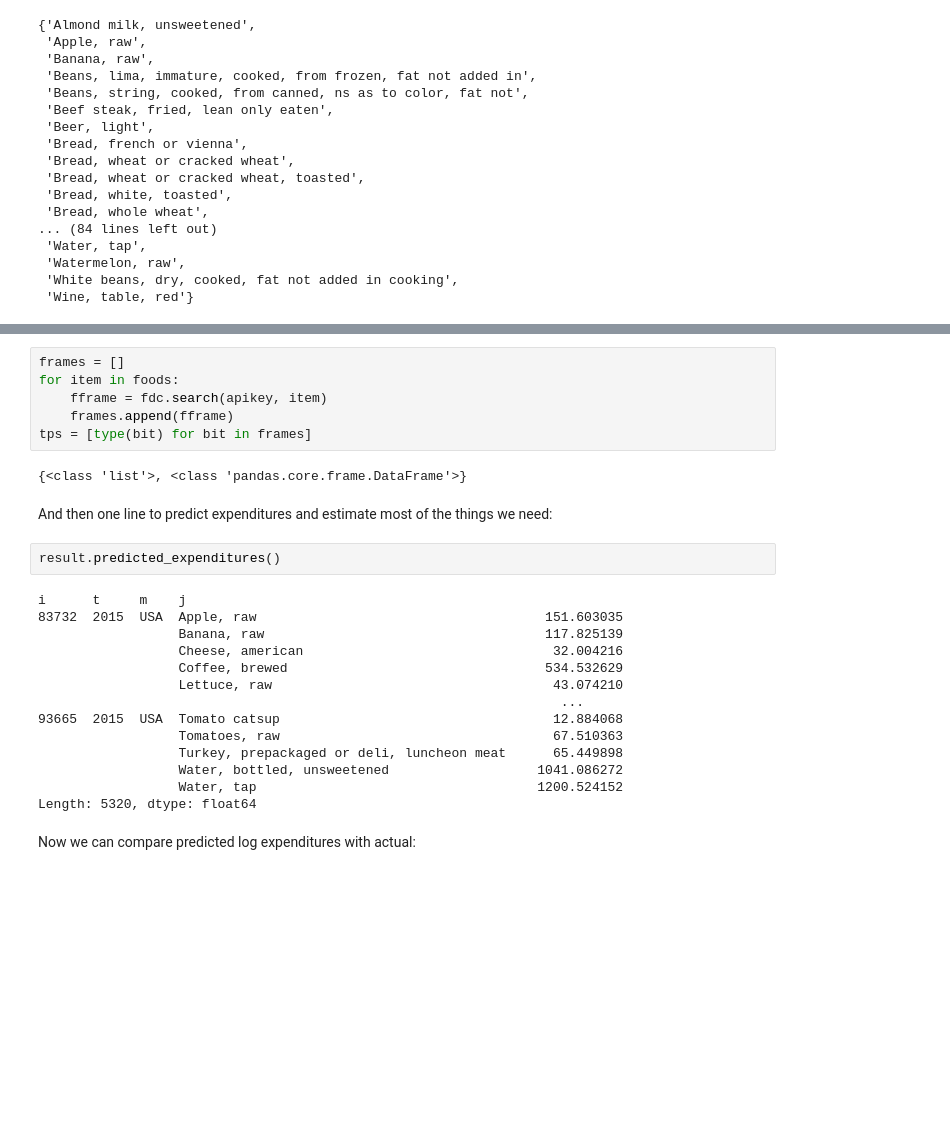
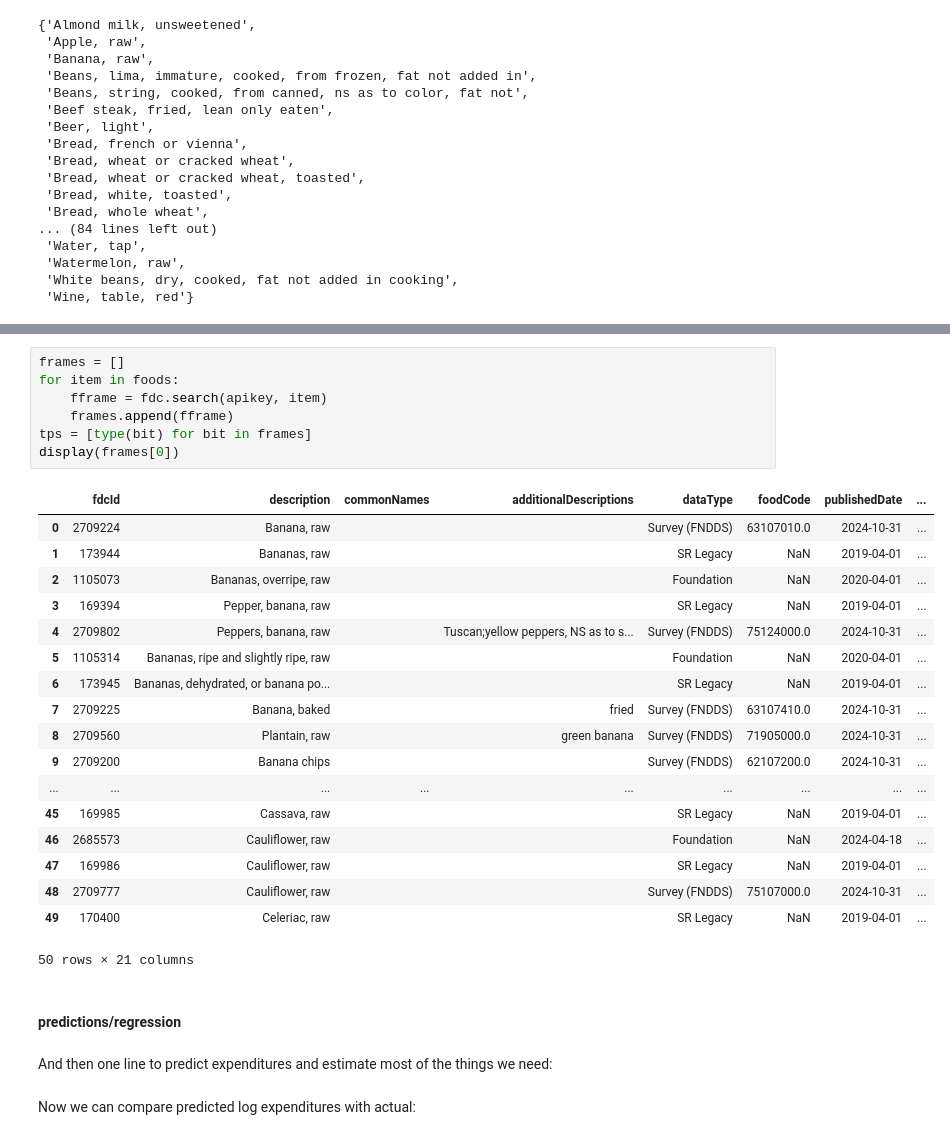
Before and after one commit to JackPollard4/Project-3-, a Jupyter notebook: sury us data.ipynb, the cells around one changed output, grey strips where cells are left out. Cells and saved outputs as stored; diff of their text form; blank space fills up the shorter version.

```diff
--- a/sury us data.ipynb
+++ b/sury us data.ipynb
@@ -297,28 +261,32 @@ Successfully installed flexcache-0.3 flexparser-0.4 pint-0.24.4
 # %%
 frames = []
 for item in foods:
     fframe = fdc.search(apikey, item)
     frames.append(fframe)
 tps = [type(bit) for bit in frames]
+display(frames[0])
 # %% [output]
+|  | fdcId | description | commonNames | additionalDescriptions | dataType | foodCode | publishedDate | ... |
+| 0 | 2709224 | Banana, raw |  |  | Survey (FNDDS) | 63107010.0 | 2024-10-31 | ... |
+| 1 | 173944 | Bananas, raw |  |  | SR Legacy | NaN | 2019-04-01 | ... |
+| 2 | 1105073 | Bananas, overripe, raw |  |  | Foundation | NaN | 2020-04-01 | ... |
+| 3 | 169394 | Pepper, banana, raw |  |  | SR Legacy | NaN | 2019-04-01 | ... |
+| 4 | 2709802 | Peppers, banana, raw |  | Tuscan;yellow peppers, NS as to s... | Survey (FNDDS) | 75124000.0 | 2024-10-31 | ... |
+| 5 | 1105314 | Bananas, ripe and slightly ripe, raw |  |  | Foundation | NaN | 2020-04-01 | ... |
+| 6 | 173945 | Bananas, dehydrated, or banana po... |  |  | SR Legacy | NaN | 2019-04-01 | ... |
+| 7 | 2709225 | Banana, baked |  | fried | Survey (FNDDS) | 63107410.0 | 2024-10-31 | ... |
+| 8 | 2709560 | Plantain, raw |  | green banana | Survey (FNDDS) | 71905000.0 | 2024-10-31 | ... |
+| 9 | 2709200 | Banana chips |  |  | Survey (FNDDS) | 62107200.0 | 2024-10-31 | ... |
+| ... | ... | ... | ... | ... | ... | ... | ... | ... |
+| 45 | 169985 | Cassava, raw |  |  | SR Legacy | NaN | 2019-04-01 | ... |
+| 46 | 2685573 | Cauliflower, raw |  |  | Foundation | NaN | 2024-04-18 | ... |
+| 47 | 169986 | Cauliflower, raw |  |  | SR Legacy | NaN | 2019-04-01 | ... |
+| 48 | 2709777 | Cauliflower, raw |  |  | Survey (FNDDS) | 75107000.0 | 2024-10-31 | ... |
+| 49 | 170400 | Celeriac, raw |  |  | SR Legacy | NaN | 2019-04-01 | ... |
-{<class 'list'>, <class 'pandas.core.frame.DataFrame'>}
+50 rows × 21 columns
+# %% [markdown]
+#### predictions/regression
 # %% [markdown]
 And then one line to predict expenditures and estimate most of the things we need:
-# %%
-result.predicted_expenditures()
-# %% [output]
-i      t     m    j
-83732  2015  USA  Apple, raw                                     151.603035
-                  Banana, raw                                    117.825139
-                  Cheese, american                                32.004216
-                  Coffee, brewed                                 534.532629
-                  Lettuce, raw                                    43.074210
-                                                                   ...
-93665  2015  USA  Tomato catsup                                   12.884068
-                  Tomatoes, raw                                   67.510363
-                  Turkey, prepackaged or deli, luncheon meat      65.449898
-                  Water, bottled, unsweetened                   1041.086272
-                  Water, tap                                    1200.524152
-Length: 5320, dtype: float64
 # %% [markdown]
 Now we can compare predicted log expenditures with actual:
```
Also changed, not shown: parts of 11 cells of this notebook, 1 other file.
